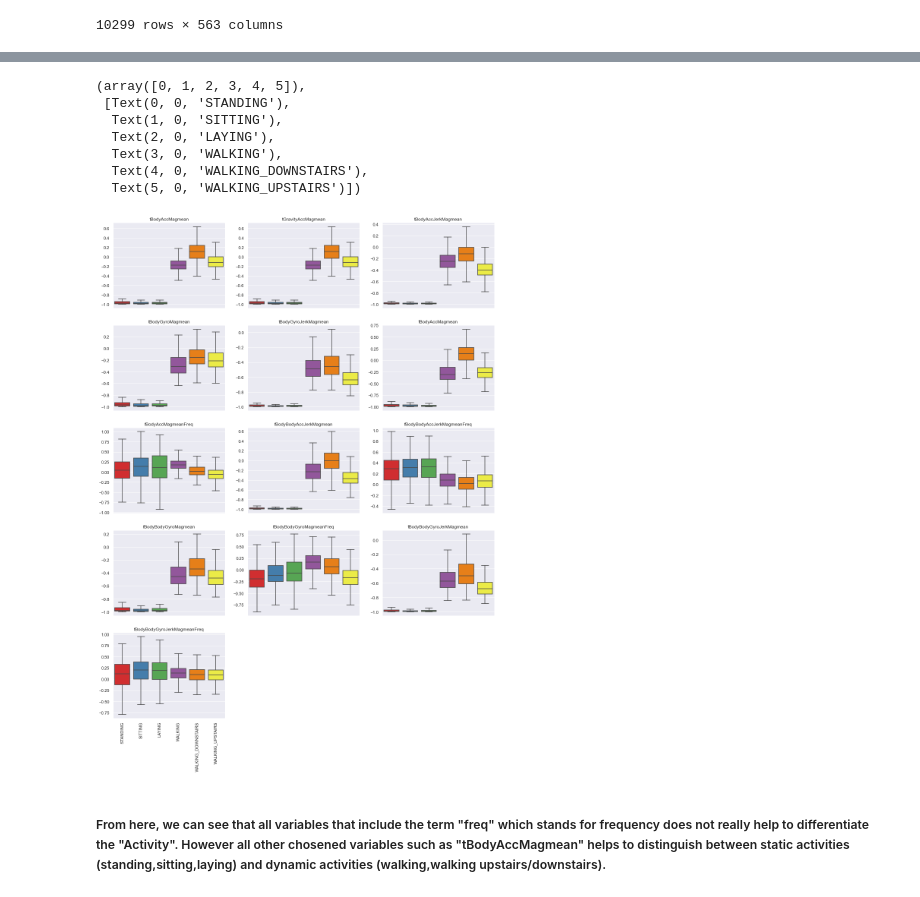
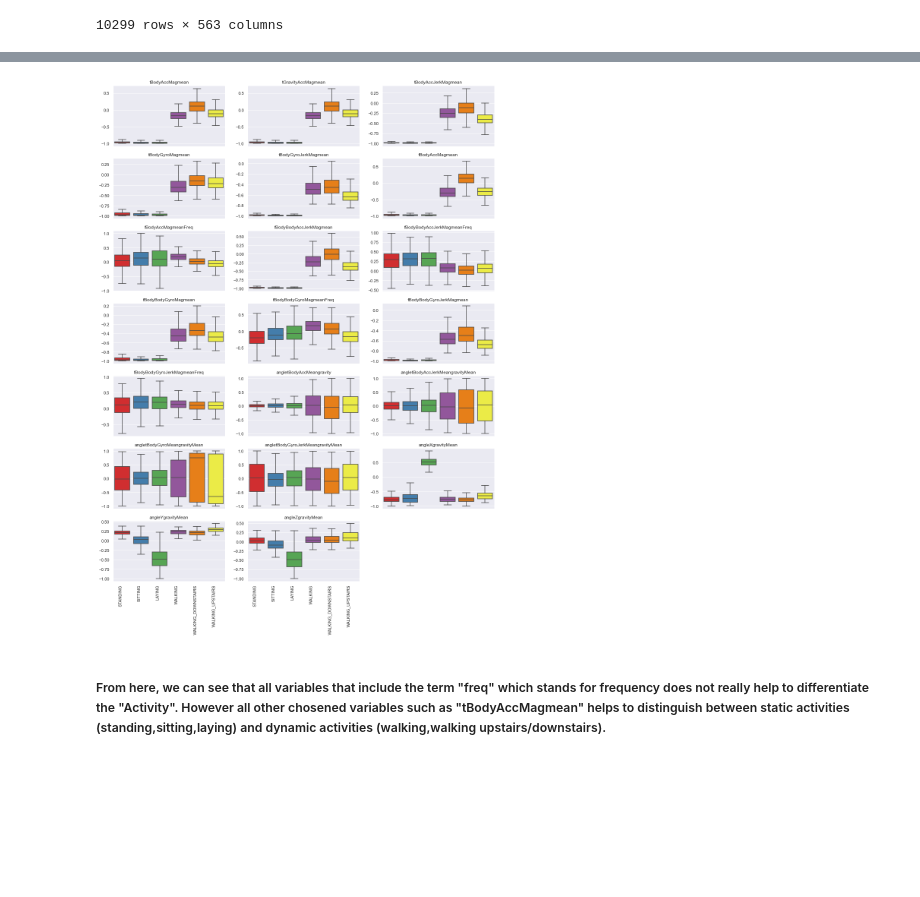
Before and after one commit to Ry3nG/SC1015-Project-Smartphone-Sensor-Privacy-Leak, a Jupyter notebook: project_main.ipynb, the cells around one changed output, grey strips where cells are left out. Drawn from its saved outputs; the diff is of its cells as text; code cells hidden in the pictures; blank space fills up the shorter version.

Commit message:
Adding angles

```diff
--- a/project_main.ipynb
+++ b/project_main.ipynb
@@ -192,7 +192,9 @@ df_total
 ### The 13 chosen variables
 explore_data = pd.DataFrame(df_total[["tBodyAccMagmean", "tGravityAccMagmean", "tBodyAccJerkMagmean",
 "tBodyGyroMagmean", "tBodyGyroJerkMagmean", "fBodyAccMagmean", "fBodyAccMagmeanFreq","fBodyBodyAccJerkMagmean",
-"fBodyBodyAccJerkMagmeanFreq","fBodyBodyGyroMagmean","fBodyBodyGyroMagmeanFreq","fBodyBodyGyroJerkMagmean","fBodyBodyGyroJerkMagmeanFreq"]])
+"fBodyBodyAccJerkMagmeanFreq","fBodyBodyGyroMagmean","fBodyBodyGyroMagmeanFreq","fBodyBodyGyroJerkMagmean","fBodyBodyGyroJerkMagmeanFreq",
+"angletBodyAccMeangravity","angletBodyAccJerkMeangravityMean","angletBodyGyroMeangravityMean","angletBodyGyroJerkMeangravityMean",
+"angleXgravityMean","angleYgravityMean","angleZgravityMean" ]])
 explore_data
 # %% [output]
 |  | tBodyAccMagmean | tGravityAccMagmean | tBodyAccJerkMagmean | tBodyGyroMagmean | tBodyGyroJerkMagmean | ... |
@@ -255,31 +257,23 @@ for x in explore_data:
 # %%
 ### Overview of all 13 variables that include the term "mag-mean"
-f, axes = plt.subplots(5, 3, figsize=(18, 24),sharex=True)
+f, axes = plt.subplots(7, 3, figsize=(18, 24),sharex=True)
 colCount = 0
 rowCount = 0
 for x in explore_data:
     if colCount == 3:
         colCount = 0
         rowCount += 1
     temp = sb.boxplot(x='Activity', y=x,data=df_total, showfliers=False, saturation=1,ax=axes[rowCount,colCount])
     temp.set(xlabel=None)
     temp.set(ylabel=None)
     temp.set(title=x)
-    #temp.set_xticklabels(temp.get_xticklabels(), rotation=90, horizontalalignment='right')
+    temp.set_xticklabels(temp.get_xticklabels(), rotation=90, horizontalalignment='right')
     colCount += 1
-### Removing the 2 extra subplots that do not have data (13 variable in a 5x3 subplot table)
-f.delaxes(axes[4][1])
-f.delaxes(axes[4][2])
-plt.xticks(rotation=90)
+### Removing the 1 extra subplots that do not have data (20 variable in a 7x3 subplot table)
+f.delaxes(axes[6][2])
+#plt.xticks(rotation=90)
 # %% [output]
-(array([0, 1, 2, 3, 4, 5]),
- [Text(0, 0, 'STANDING'),
-  Text(1, 0, 'SITTING'),
-  Text(2, 0, 'LAYING'),
-  Text(3, 0, 'WALKING'),
-  Text(4, 0, 'WALKING_DOWNSTAIRS'),
-  Text(5, 0, 'WALKING_UPSTAIRS')])
-[figure, old version]
+[figure, new version]
 # %% [markdown]
 ##### From here, we can see that all variables that include the term "freq" which stands for frequency does not really help to differentiate the "Activity". However all other chosened variables such as "tBodyAccMagmean" helps to distinguish between static activities (standing,sitting,laying) and dynamic activities (walking,walking upstairs/downstairs).
 # %% [markdown]
```
Also changed, not shown: parts of 6 cells of this notebook.
